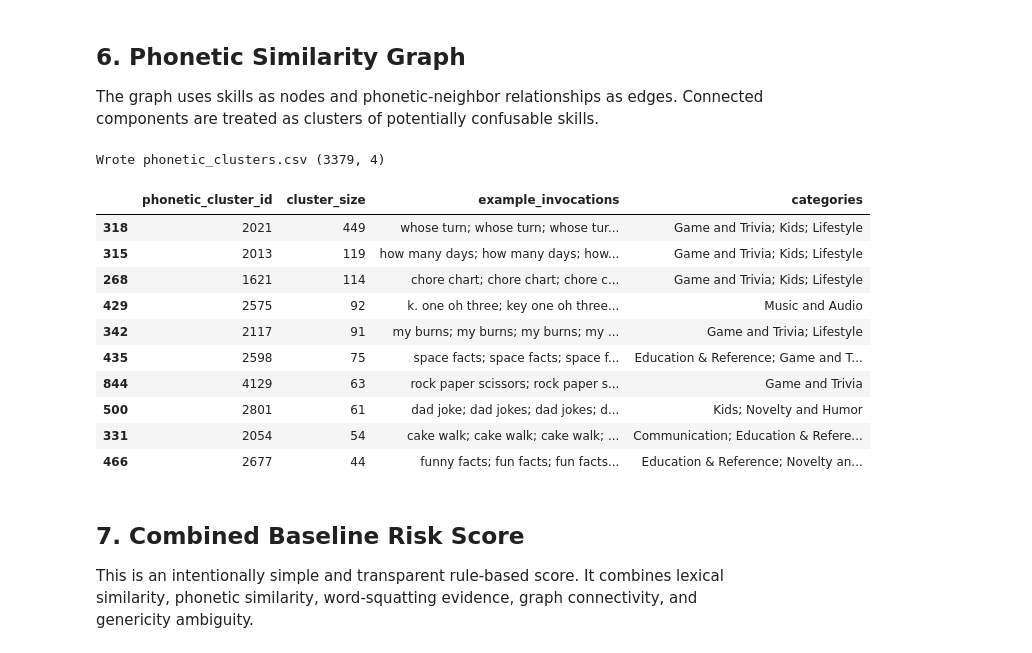
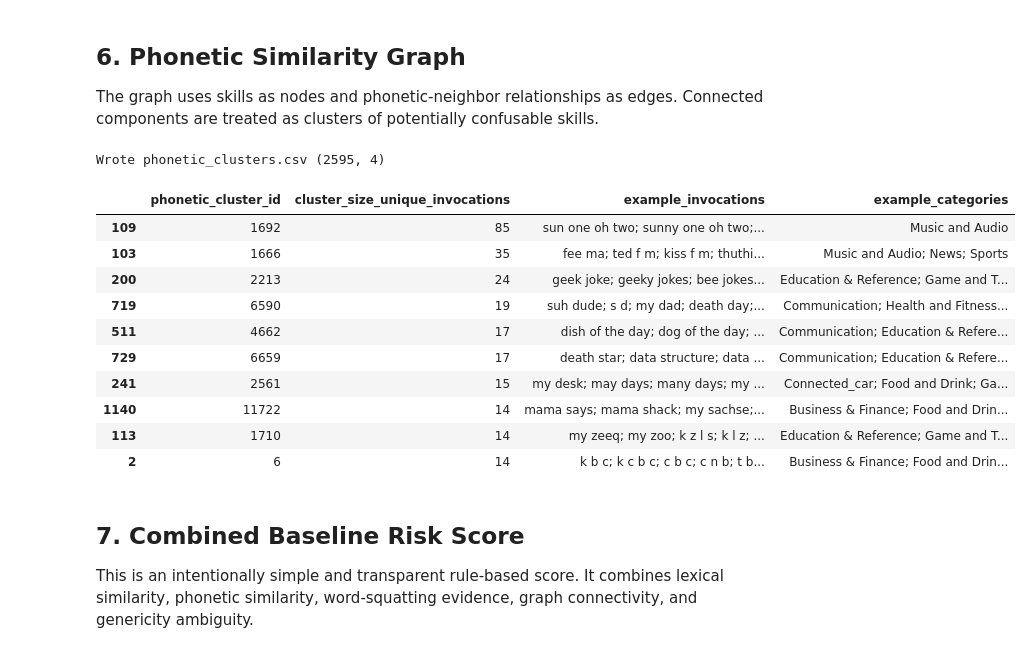
Before and after one commit to janiceeguo/CS6763-CPS-Final, a Jupyter notebook: baseline_similarity_pipeline.ipynb, the cells around one changed output. Saved outputs shown, nothing was run; the diff lists cells and outputs as text; code cells hidden in the pictures.

```diff
--- a/baseline_similarity_pipeline.ipynb
+++ b/baseline_similarity_pipeline.ipynb
@@ -202,6 +202,15 @@ if max_amb > min_amb:
 else:
     full_df["norm_genericity_ambiguity_score"] = 0.0
 
+
+
+# Exact invocation-name collisions are a distinct risk signal from near-neighbor squatting.
+# Example: many unique skills may all use the exact same invocation name, such as "space facts".
+exact_invocation_group_size = full_df.groupby("normalized_invocation")["normalized_invocation"].transform("size")
+full_df["exact_invocation_group_size"] = exact_invocation_group_size.astype(int)
+full_df["exact_invocation_collision_count"] = (exact_invocation_group_size - 1).astype(int)
+full_df["has_exact_invocation_collision"] = full_df["exact_invocation_collision_count"] > 0
+
 full_df.to_csv(FULL_CLEANED_OUT, index=False)
 print("Wrote", FULL_CLEANED_OUT, full_df.shape)
 full_df[["Invocation Name", "genericity_score", "invocation_length", "genericity_ambiguity_score"]].head()
@@ -347,7 +387,11 @@ for idx, tokens in enumerate(full_df["invocation_tokens"]):
             rows = delete_signature_to_rows.get(signature, [])
             if len(rows) <= MAX_SIGNATURE_GROUP_SIZE:
                 for cand in rows:
-                    if cand != idx and len(full_df.iloc[cand]["invocation_tokens"]) == len(token_tuple):
+                    if (
+                        cand != idx
+                        and len(full_df.iloc[cand]["invocation_tokens"]) == len(token_tuple)
+                        and tuple(full_df.iloc[cand]["invocation_tokens"]) != token_tuple
+                    ):
                         candidates.add(cand)
                         patterns.setdefault(cand, "one_token_substitution")
                         if len(candidates) >= MAX_WORD_SQUAT_CANDIDATES_PER_SKILL:
@@ -532,55 +581,61 @@ Wrote top_phonetic_pairs.csv (50000, 11)
 
 The graph uses skills as nodes and phonetic-neighbor relationships as edges. Connected components are treated as clusters of potentially confusable skills.
 # %%
+# Build the phonetic graph over unique invocation names, not duplicate skill rows.
 G = nx.Graph()
-G.add_nodes_from(range(len(full_df)))
+G.add_nodes_from(range(len(unique_invocations_df)))
 
-# Add edges from the phonetic nearest-neighbor baseline.
 for row in phonetic_pair_rows:
-    G.add_edge(int(row["source_row"]), int(row["target_row"]), weight=row["phonetic_similarity"])
+    G.add_edge(
+        int(row["source_unique_invocation_id"]),
+        int(row["target_unique_invocation_id"]),
+        weight=row["phonetic_similarity"],
+    )
 
 component_id = {}
 component_size = {}
 components = list(nx.connected_components(G))
 for cid, component in enumerate(components):
     size = len(component)
     for node in component:
         component_id[node] = cid
         component_size[node] = size
 
-full_df["phonetic_graph_degree"] = [G.degree(i) for i in range(len(full_df))]
-full_df["phonetic_cluster_id"] = [component_id[i] for i in range(len(full_df))]
-full_df["phonetic_cluster_size"] = [component_size[i] for i in range(len(full_df))]
+unique_graph_degree = {uid: G.degree(uid) for uid in range(len(unique_invocations_df))}
+full_df["phonetic_graph_degree"] = full_df["unique_invocation_id"].map(unique_graph_degree).astype(int)
+full_df["phonetic_cluster_id"] = full_df["unique_invocation_id"].map(component_id).astype(int)
+full_df["phonetic_cluster_size"] = full_df["unique_invocation_id"].map(component_size).astype(int)
 
 cluster_rows = []
 for cid, component in enumerate(components):
     if len(component) <= 1:
         continue
-    members = sorted(component, key=lambda i: full_df.iloc[i]["nearest_phonetic_similarity"], reverse=True)
+    members = sorted(component, key=lambda uid: unique_nearest_phonetic_score.get(uid, 0), reverse=True)
+    example_rows = [representative_row_by_unique_id[uid] for uid in members[:10]]
     cluster_rows.append({
         "phonetic_cluster_id": cid,
-        "cluster_size": len(component),
-        "example_invocations": "; ".join(full_df.iloc[i]["Invocation Name"] for i in members[:10]),
-        "categories": "; ".join(sorted(set(full_df.iloc[i]["Category"] for i in members[:10]))),
+        "cluster_size_unique_invocations": len(component),
+        "example_invocations": "; ".join(unique_invocations_df.iloc[uid]["normalized_invocation"] for uid in members[:10]),
+        "example_categories": "; ".join(sorted(set(full_df.iloc[row]["Category"] for row in example_rows))),
     })
 
-clusters_df = pd.DataFrame(cluster_rows).sort_values("cluster_size", ascending=False)
+clusters_df = pd.DataFrame(cluster_rows).sort_values("cluster_size_unique_invocations", ascending=False)
 clusters_df.to_csv(PHONETIC_CLUSTERS_OUT, index=False)
 print("Wrote", PHONETIC_CLUSTERS_OUT, clusters_df.shape)
 clusters_df.head(10)
 # %% [output]
-Wrote phonetic_clusters.csv (3379, 4)
+Wrote phonetic_clusters.csv (2595, 4)
-|  | phonetic_cluster_id | cluster_size | example_invocations | categories |
-| 318 | 2021 | 449 | whose turn; whose turn; whose tur... | Game and Trivia; Kids; Lifestyle |
-| 315 | 2013 | 119 | how many days; how many days; how... | Game and Trivia; Kids; Lifestyle |
-| 268 | 1621 | 114 | chore chart; chore chart; chore c... | Game and Trivia; Kids; Lifestyle |
-| 429 | 2575 | 92 | k. one oh three; key one oh three... | Music and Audio |
-| 342 | 2117 | 91 | my burns; my burns; my burns; my ... | Game and Trivia; Lifestyle |
-| 435 | 2598 | 75 | space facts; space facts; space f... | Education & Reference; Game and T... |
-| 844 | 4129 | 63 | rock paper scissors; rock paper s... | Game and Trivia |
-| 500 | 2801 | 61 | dad joke; dad jokes; dad jokes; d... | Kids; Novelty and Humor |
-| 331 | 2054 | 54 | cake walk; cake walk; cake walk; ... | Communication; Education & Refere... |
-| 466 | 2677 | 44 | funny facts; fun facts; fun facts... | Education & Reference; Novelty an... |
+|  | phonetic_cluster_id | cluster_size_unique_invocations | example_invocations | example_categories |
+| 109 | 1692 | 85 | sun one oh two; sunny one oh two;... | Music and Audio |
+| 103 | 1666 | 35 | fee ma; ted f m; kiss f m; thuthi... | Music and Audio; News; Sports |
+| 200 | 2213 | 24 | geek joke; geeky jokes; bee jokes... | Education & Reference; Game and T... |
+| 719 | 6590 | 19 | suh dude; s d; my dad; death day;... | Communication; Health and Fitness... |
+| 511 | 4662 | 17 | dish of the day; dog of the day; ... | Communication; Education & Refere... |
+| 729 | 6659 | 17 | death star; data structure; data ... | Communication; Education & Refere... |
+| 241 | 2561 | 15 | my desk; may days; many days; my ... | Connected_car; Food and Drink; Ga... |
+| 1140 | 11722 | 14 | mama says; mama shack; my sachse;... | Business & Finance; Food and Drin... |
+| 113 | 1710 | 14 | my zeeq; my zoo; k z l s; k l z; ... | Education & Reference; Game and T... |
+| 2 | 6 | 14 | k b c; k c b c; c b c; c n b; t b... | Business & Finance; Food and Drin... |
 # %% [markdown]
 ## 7. Combined Baseline Risk Score
 
```
Also changed, not shown: parts of 7 cells of this notebook, 8 other files.
